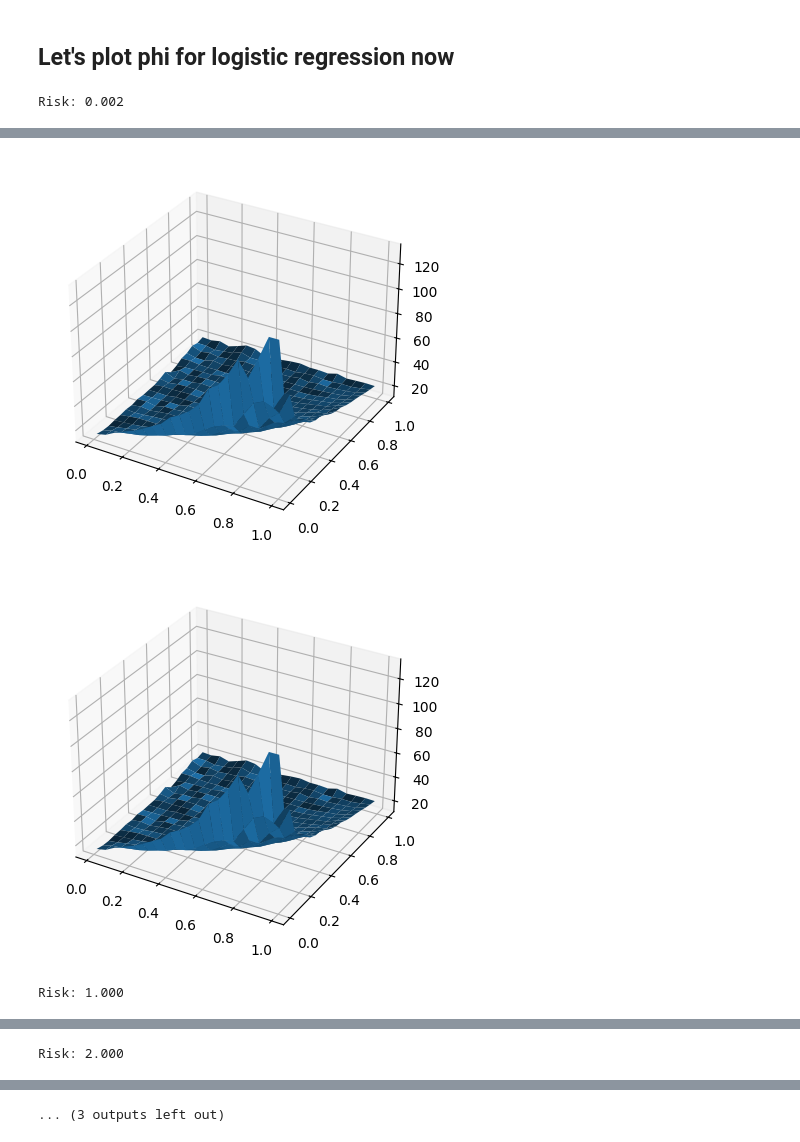
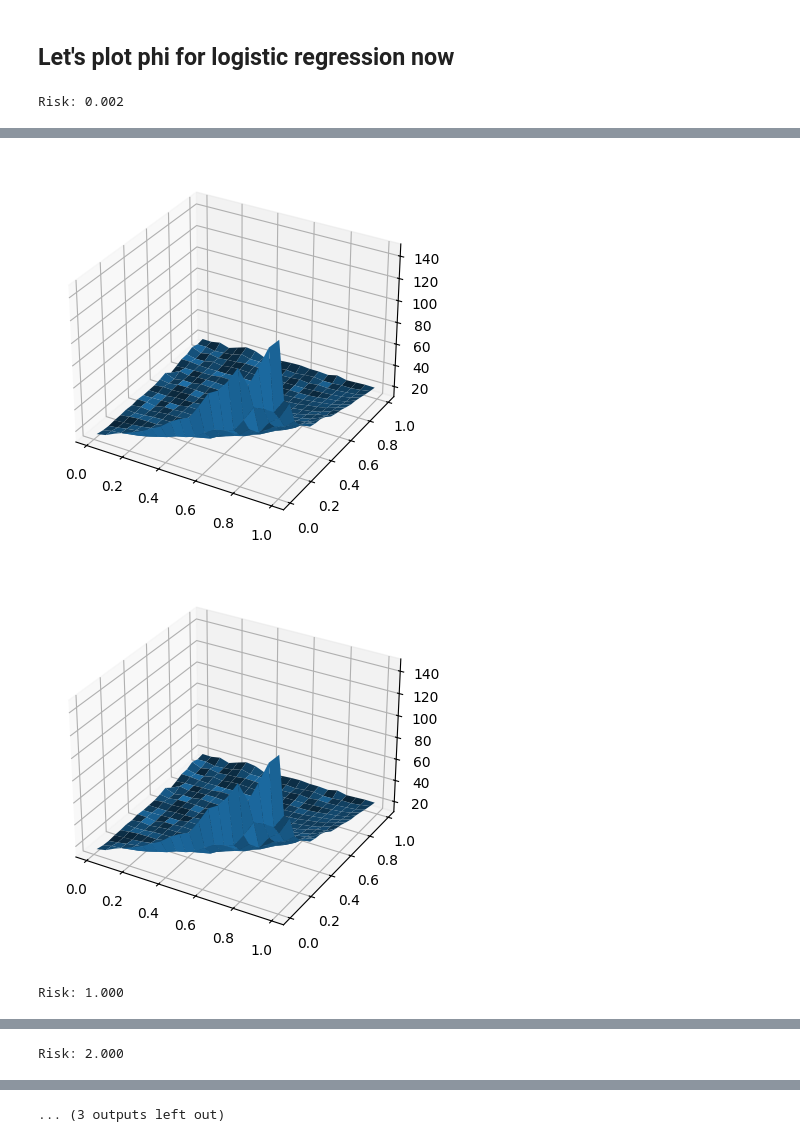
Before and after one commit to nmarzz/adam, a Jupyter notebook: beta_opt.ipynb, the cells around one changed output, grey strips where cells are left out. Saved outputs shown, nothing was run; the diff lists cells and outputs as text; code cells hidden in the pictures.

```diff
--- a/beta_opt.ipynb
+++ b/beta_opt.ipynb
@@ -118,7 +118,7 @@ import numpy as np
 import jax.numpy as jnp
 import jax
 import matplotlib.pyplot as plt
-from risks_and_discounts import f_logreg, phi_from_B, cov_from_B
+from risks_and_discounts import f_logreg, phi_from_B
 from tqdm import tqdm
 from functools import partial
 from jax import jit, vmap
@@ -149,8 +149,7 @@ for rho in tqdm(rhos):
     keys = jax.random.split(key, beta1_flat.shape[0])
 
     # Partially apply fixed arguments
-    phi_partial = partial(phi_from_B, B, f_linreg, num_samples=num_samples)
-    cov_partial = partial(cov_from_B, B, f_linreg, num_samples=num_samples)
+    phi_partial = partial(phi_from_B, B, f_logreg, num_samples=num_samples)
 
     # JIT and VMAP the function
     @jit
@@ -204,5 +203,5 @@ Risk: 0.002
-[figure, old version]
+[figure, new version]
-[figure, old version]
+[figure, new version]
 Risk: 1.000
 [figure]
 [figure]
```
Also changed, not shown: parts of 1 cell of this notebook.
